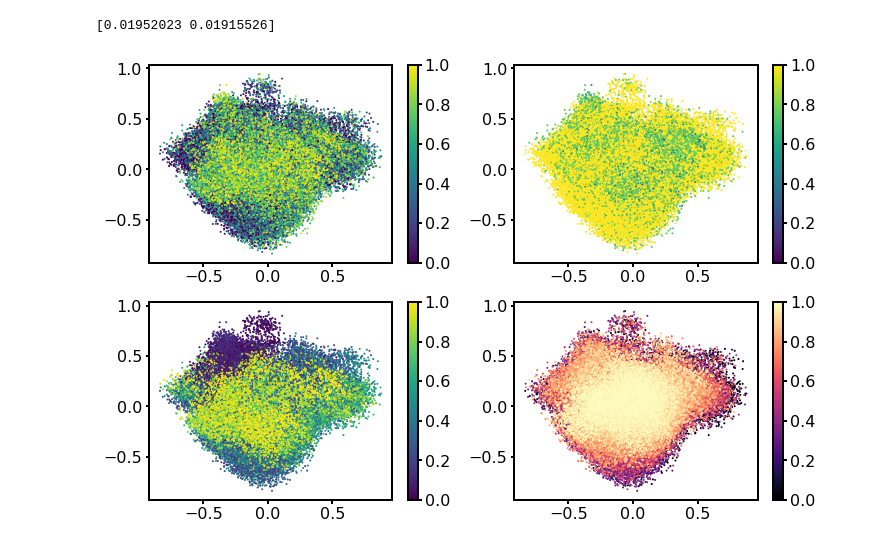
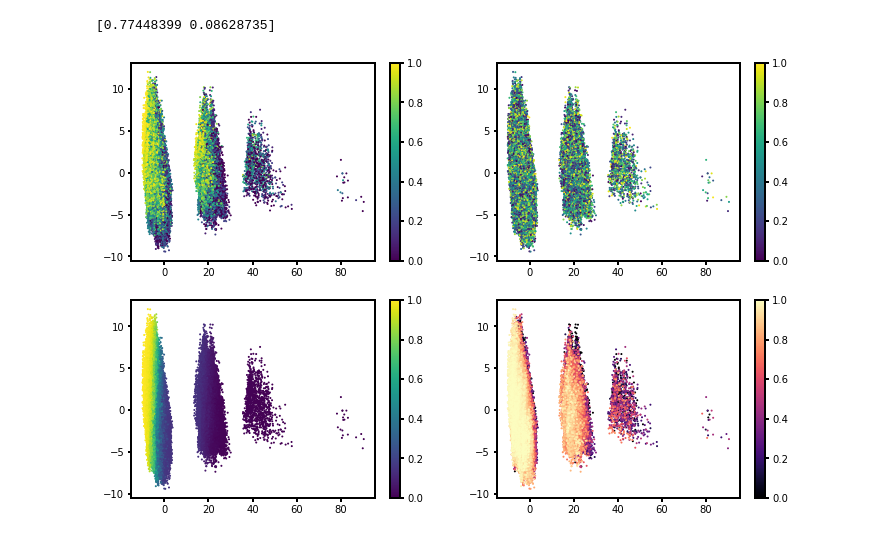
Before and after one commit to jsunn-y/ProtGraphR, a Jupyter notebook: analysis/visualization.ipynb, the cells around one changed output. Cells and saved outputs as stored; diff of their text form; code cells hidden in the pictures.

```diff
--- a/analysis/visualization.ipynb
+++ b/analysis/visualization.ipynb
@@ -41,6 +63,6 @@ mpl.rcParams['ytick.major.width'] = 2
 # %%
-file_name = 'GAE_edge'
-embeddings = np.load('/scratch/ml/jyang4/ProtGraphR/saved/{}/embeddings_pooled.npy'.format(file_name))
+file_name = 'GAE_edge_WS'
+embeddings = np.load('/home/jyang4/repos/ProtGraphR/saved/{}/embeddings.npy'.format(file_name))
 fitnessdf = pd.read_csv('fitness.csv')
 
 # #MSAreconstructions = np.load('/home/jyang4/ProtTP/saved/{}/MSAreconstructions.npy'.format(file_name))
@@ -95,28 +117,29 @@ fitnessdf[['PCA 1', 'PCA 2']] = transformed
 #plot the high fitness values last
 fitnessdf["Triad-FixedBb-dG"] = fitnessdf["Triad-FixedBb-dG"].rank()
 fitnessdf['EvMutation'] = fitnessdf['EvMutation'].rank()
+fitnessdf['fit_preds'] = fitnessdf['fit_preds'].rank()
 fitnessdf['rank_fitness'] = fitnessdf['fit'].rank()
 fitnessdf = fitnessdf.sort_values('rank_fitness')#'Fitness'
 # %% [output]
-[0.01952023 0.01915526]
+[0.77448399 0.08628735]
 # %%
 fig, axs = plt.subplots(nrows=2, ncols=2, figsize=(12,8))
 
-for i, attribute in enumerate(["EvMutation", "num_muts", "Triad-FixedBb-dG", 'rank_fitness']):
+for i, attribute in enumerate(["EvMutation", "fit_preds", "Triad-FixedBb-dG", 'rank_fitness']):
 #for i, attribute in enumerate(['Triad-FixedBb-dG', 'EvMutation', 'esm_msa1_t12_100M_UR50S-Naive-ColumnUnmasked', 'Fitness']):
     ax = axs.reshape(-1)[i]
     if i == 3:
         color = 'magma'
     else:
         color = 'viridis'
 
     #ax.scatter(x=transformed[:,0], y=transformed[:,1])
     ax.scatter(data=fitnessdf, x='PCA 1', y='PCA 2', s=1, c=attribute, cmap=color)
     cbar = fig.colorbar(mpl.cm.ScalarMappable(cmap=color), ax=ax)
     #ax.set_xlabel('PCA 1')
     #ax.set_ylabel('PCA 2')
     #cbar.set_label(attribute, rotation=270)
 
 plt.savefig('figures/{}.jpg'.format(file_name), dpi = 500)
 # %% [output]
-[figure, old version]
+[figure, new version]
```
Also changed, not shown: parts of 3 cells of this notebook, 20 other files.
